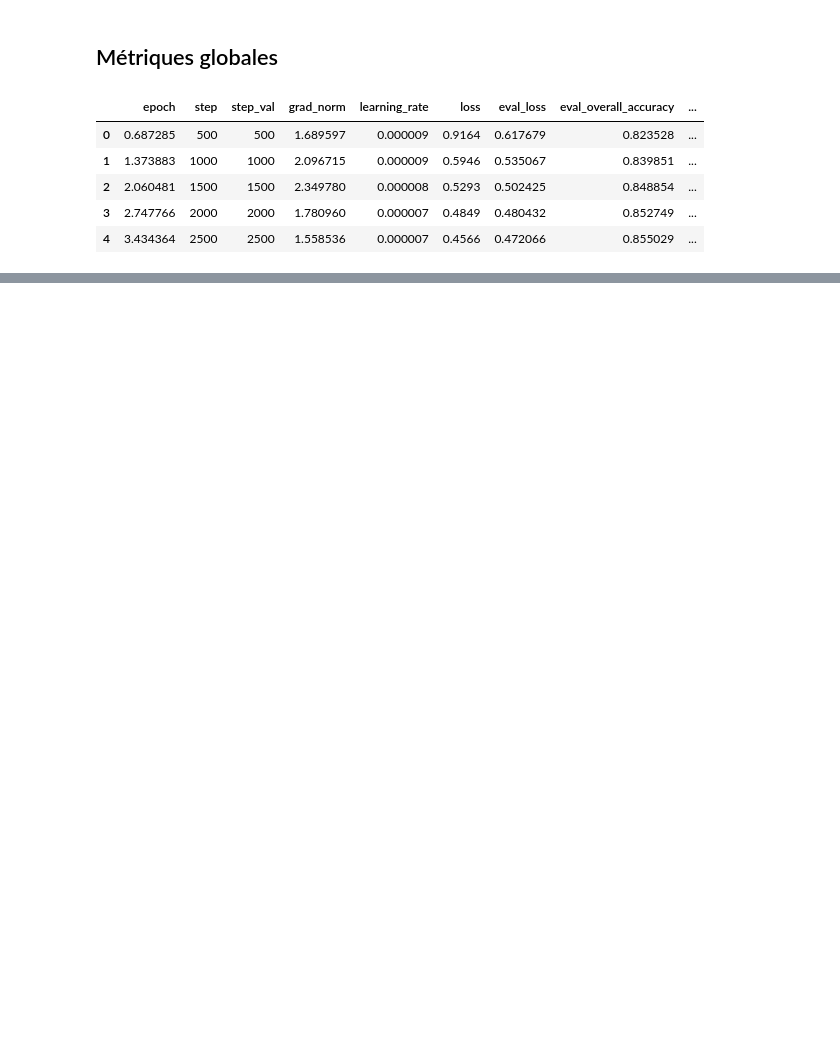
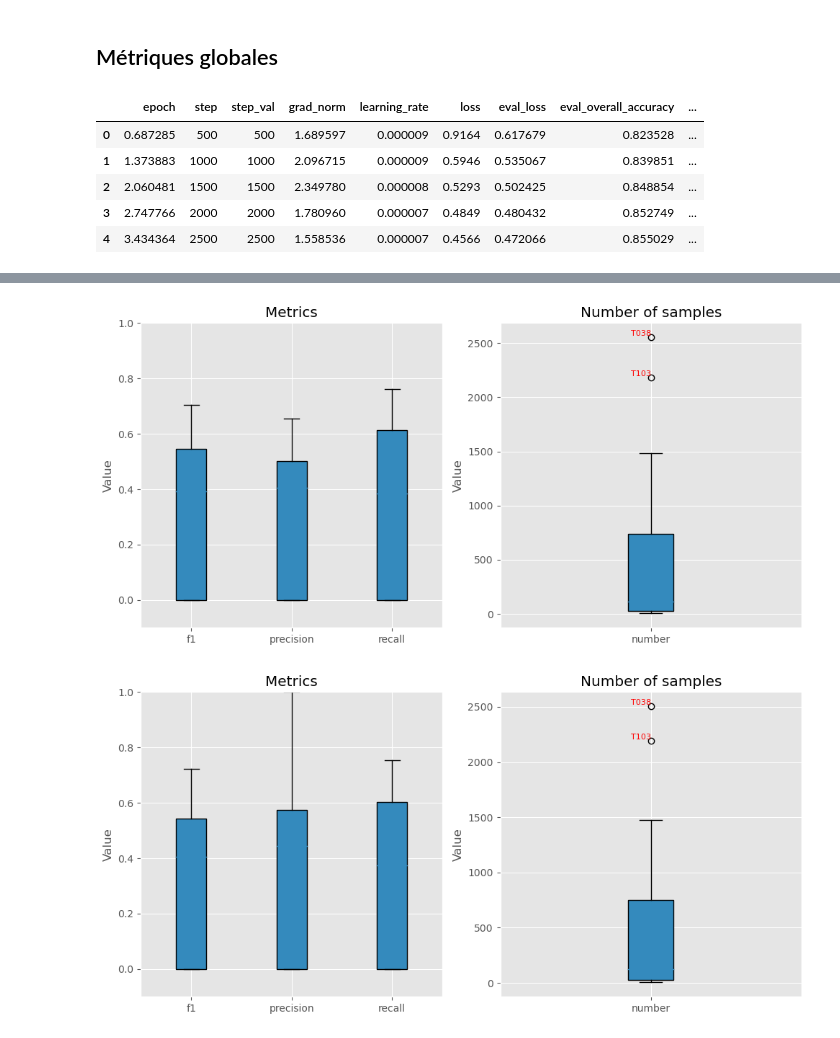
Before and after one commit to Nicolassalvan/mti881-projet2, a Jupyter notebook: analyse_metrics.ipynb, the cells around one changed output, grey strips where cells are left out. Drawn from its saved outputs; the diff is of its cells as text; code cells hidden in the pictures; blank space fills up the shorter version.

```diff
--- a/analyse_metrics.ipynb
+++ b/analyse_metrics.ipynb
@@ -156,0 +298,56 @@ fig.savefig(f'{save_root}/global_metrics.png', dpi=300, bbox_inches='tight')
+# %%
+
+def boxplot_metrics(df):
+    """
+    Create boxplots for the metrics and number of samples.
+    The function also identifies outliers and annotates them on the plot.
+
+    Parameters:
+    df (pd.DataFrame): DataFrame containing the metrics and number of samples.
+    """
+    df = df.copy().dropna()
+    fig, ax = plt.subplots(1, 2, figsize=(10, 5))
+
+    # Boxplot for metrics
+    metrics = ['f1', 'precision', 'recall']
+    box = ax[0].boxplot(df[metrics], labels=metrics, patch_artist=True)
+    ax[0].set_title('Metrics')
+    ax[0].set_ylabel('Value')
+    ax[0].set_ylim(-0.1, 1)
+
+    # Identifier les outliers et les annoter
+    for i, metric in enumerate(metrics, start=1):
+        q1, q3 = np.percentile(df[metric], [25, 75])
+        iqr = q3 - q1
+        lower_bound, upper_bound = q1 - 1.5 * iqr, q3 + 1.5 * iqr
+
+        outliers = df[(df[metric] < lower_bound) | (df[metric] > upper_bound)]
+        for index, value in outliers[metric].items():
+            ax[0].text(i, value, df.index[index], ha='right', va='bottom', fontsize=8, color='red')
+
+    # Boxplot for number of samples
+    box = ax[1].boxplot(df['number'], labels=['number'], patch_artist=True)
+    ax[1].set_title('Number of samples')
+    ax[1].set_ylabel('Value')
+    ax[1].set_ylim(-df['number'].max() * 0.05, df['number'].max() * 1.05)
+
+    # Identifier les outliers et les annoter pour 'number'
+    q1, q3 = np.percentile(df['number'], [25, 75])
+    iqr = q3 - q1
+    lower_bound, upper_bound = q1 - 1.5 * iqr, q3 + 1.5 * iqr
+
+    outliers = df[(df['number'] < lower_bound) | (df['number'] > upper_bound)]
+    for index, value in outliers['number'].items():
+        ax[1].text(1, value, index, ha='right', va='bottom', fontsize=8, color='red')
+
+    plt.tight_layout()
+    return fig, ax
+
+# Exemple d'utilisation
+fig, ax = boxplot_metrics(df_eval)
+fig.savefig(f'{save_root}/boxplot_metrics_eval.png', dpi=300, bbox_inches='tight')
+fig, ax = boxplot_metrics(df_pred)
+fig.savefig(f'{save_root}/boxplot_metrics_pred.png', dpi=300, bbox_inches='tight')
+# %% [output]
+[figure, added]
+[figure, added]
```
Also changed, not shown: parts of 16 cells of this notebook, 7 other files.
